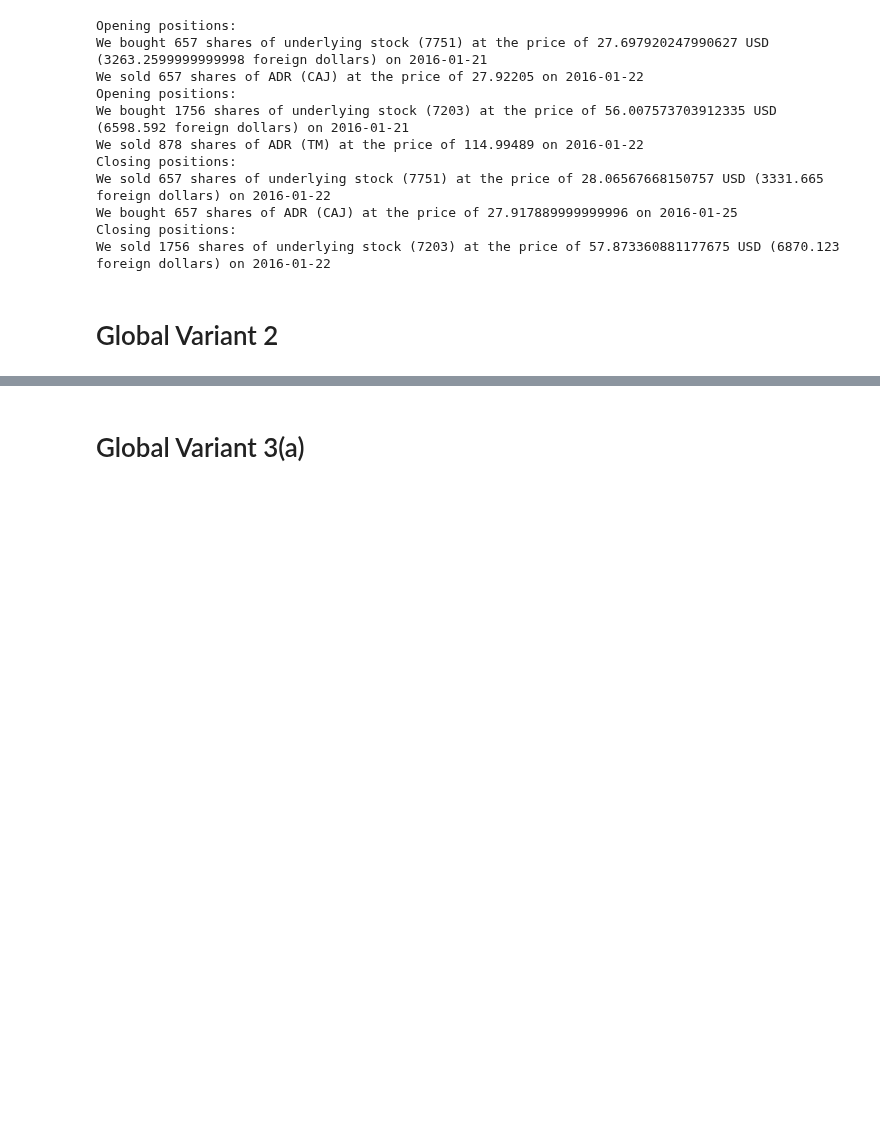
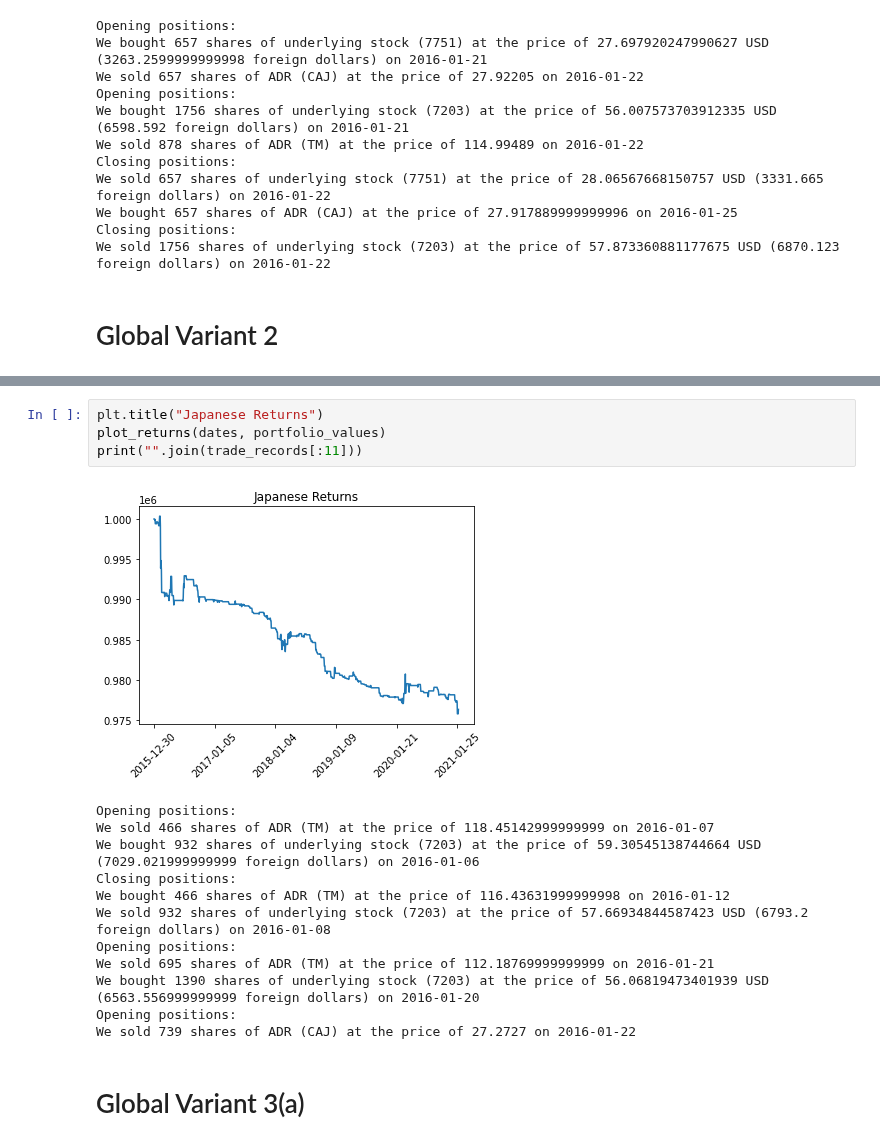
Before and after one commit to jh-lor/ADRPairsTrading, a Jupyter notebook: strategy_development_eric.ipynb, the cells around one changed output, grey strips where cells are left out. Saved outputs shown, nothing was run; the diff lists cells and outputs as text; blank space fills up the shorter version.

```diff
--- a/strategy_development_eric.ipynb
+++ b/strategy_development_eric.ipynb
@@ -1317,3 +1509,20 @@ We sold 1756 shares of underlying stock (7203) at the price of 57.87336088117767
+# %%
+plt.title("Japanese Returns")
+plot_returns(dates, portfolio_values)
+print("".join(trade_records[:11]))
+# %% [output]
+[figure, added]
+Opening positions:
+We sold 466 shares of ADR (TM) at the price of 118.45142999999999 on 2016-01-07
+We bought 932 shares of underlying stock (7203) at the price of 59.30545138744664 USD (7029.021999999999 foreign dollars) on 2016-01-06
+Closing positions:
+We bought 466 shares of ADR (TM) at the price of 116.43631999999998 on 2016-01-12
+We sold 932 shares of underlying stock (7203) at the price of 57.66934844587423 USD (6793.2 foreign dollars) on 2016-01-08
+Opening positions:
+We sold 695 shares of ADR (TM) at the price of 112.18769999999999 on 2016-01-21
+We bought 1390 shares of underlying stock (7203) at the price of 56.06819473401939 USD (6563.556999999999 foreign dollars) on 2016-01-20
+Opening positions:
+We sold 739 shares of ADR (CAJ) at the price of 27.2727 on 2016-01-22
 # %% [markdown]
 # Global Variant 3(a)
 # %% [markdown]
```
Also changed, not shown: parts of 5 cells of this notebook, 1 other file.
